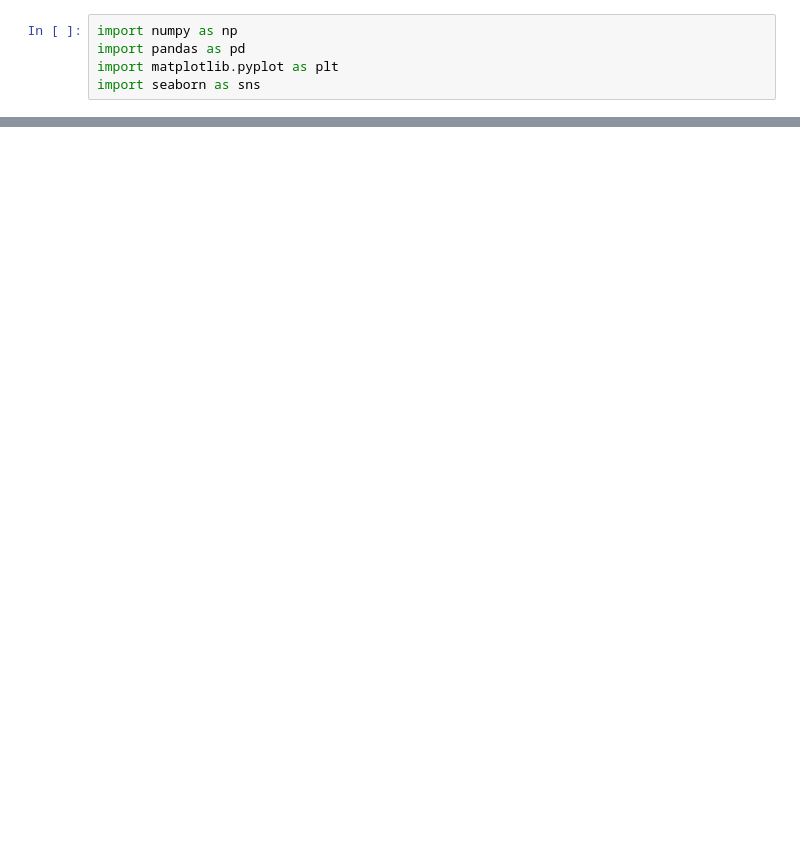
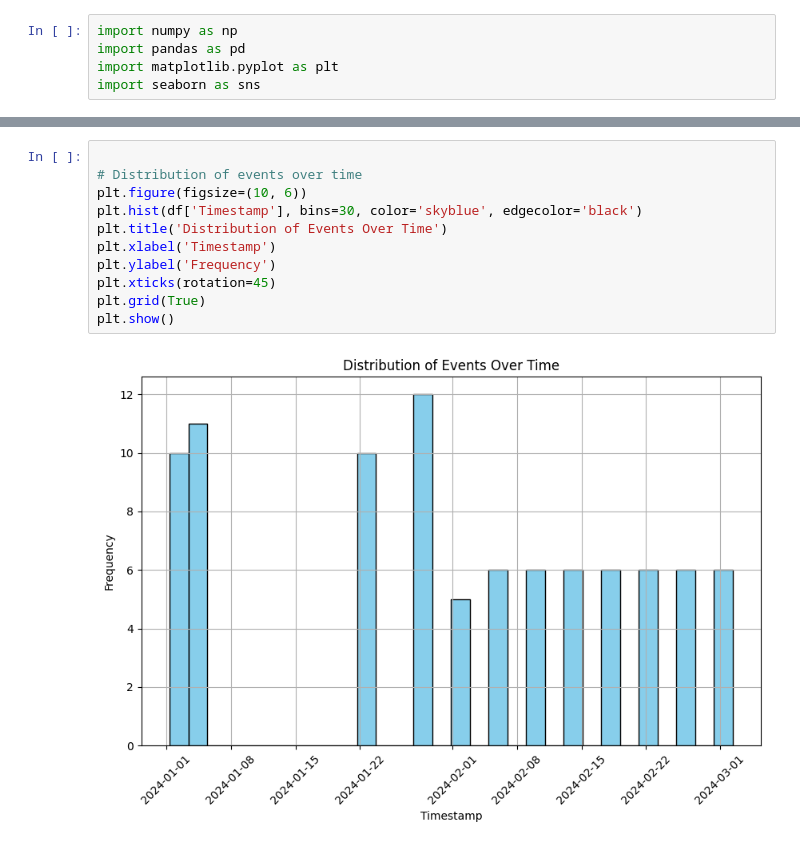
Before and after one commit to SurabhiMahale/Model-Misfit, a Jupyter notebook: EDA.ipynb, the cells around one changed output, grey strips where cells are left out. Cells and saved outputs as stored; diff of their text form; blank space fills up the shorter version.

```diff
--- a/EDA.ipynb
+++ b/EDA.ipynb
@@ -205,0 +56,13 @@ Name: Movement Detected, dtype: int64
+# %%
+
+# Distribution of events over time
+plt.figure(figsize=(10, 6))
+plt.hist(df['Timestamp'], bins=30, color='skyblue', edgecolor='black')
+plt.title('Distribution of Events Over Time')
+plt.xlabel('Timestamp')
+plt.ylabel('Frequency')
+plt.xticks(rotation=45)
+plt.grid(True)
+plt.show()
+# %% [output]
+[figure, added]
```
Also changed, not shown: parts of 17 cells of this notebook, 3 other files.
